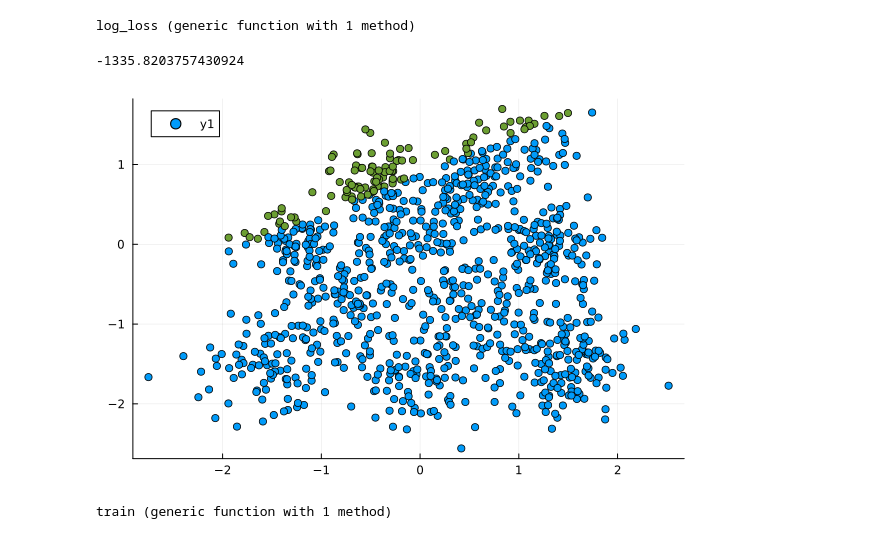
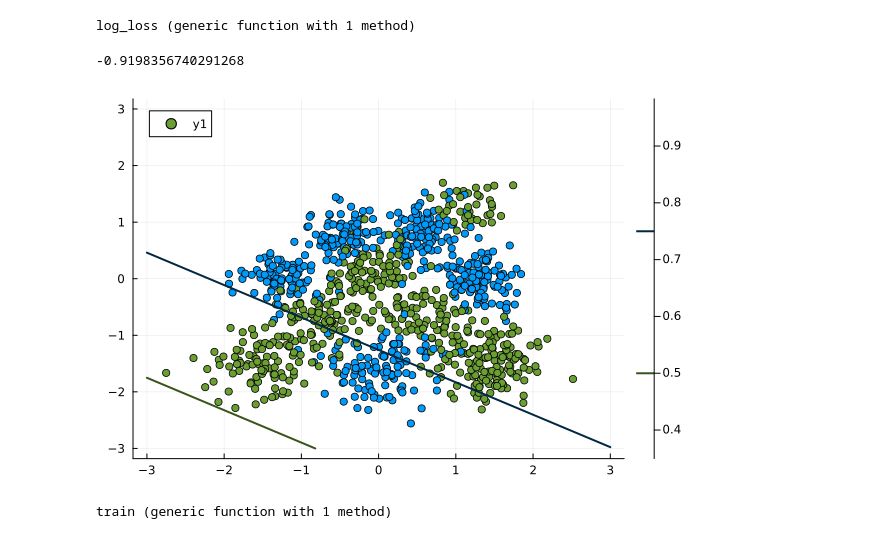
Before and after one commit to ofs416/Bayesian_Julia, a Jupyter notebook: nb.ipynb, the cells around one changed output. Cells and saved outputs as stored; diff of their text form; code cells hidden in the pictures.

```diff
--- a/nb.ipynb
+++ b/nb.ipynb
@@ -46,12 +46,14 @@ log_loss (generic function with 1 method)
 # %%
 w = randn(3, 1)
 predictions = logistic.(X * w)
-binary_pred = predictions .|> (x -> x < 0.5 ? 0 : 1)
 
 println(log_loss(X, y, w))
-scatter(X[:, 2], X[:, 3], markercolor=binary_pred)
+scatter(X[:, 2], X[:, 3], markercolor=y)
+contour!(-3:0.01:3, -3:0.01:3,
+        (x, y) -> logistic.([1 x y] * w)[1],
+        levels=[0.25,0.5,0.75], c=[0,:black,1], lw=2)
 # %% [output]
--1335.8203757430924
+-0.9198356740291268
-[figure, old version]
+[figure, new version]
 # %%
 # Gradient ascent
```
Also changed, not shown: parts of 9 cells of this notebook.
